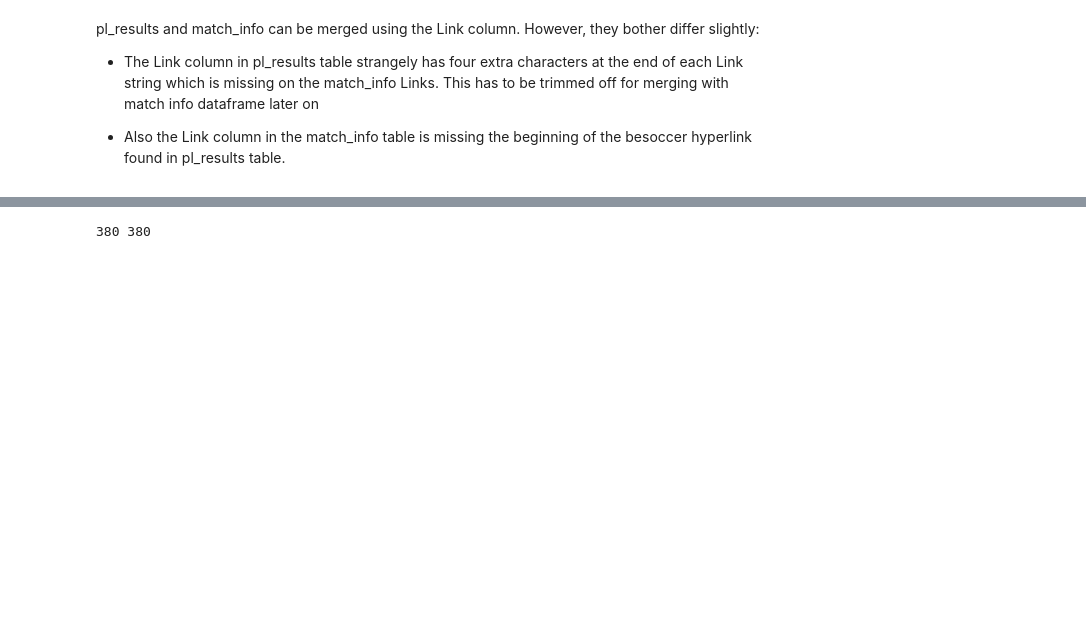
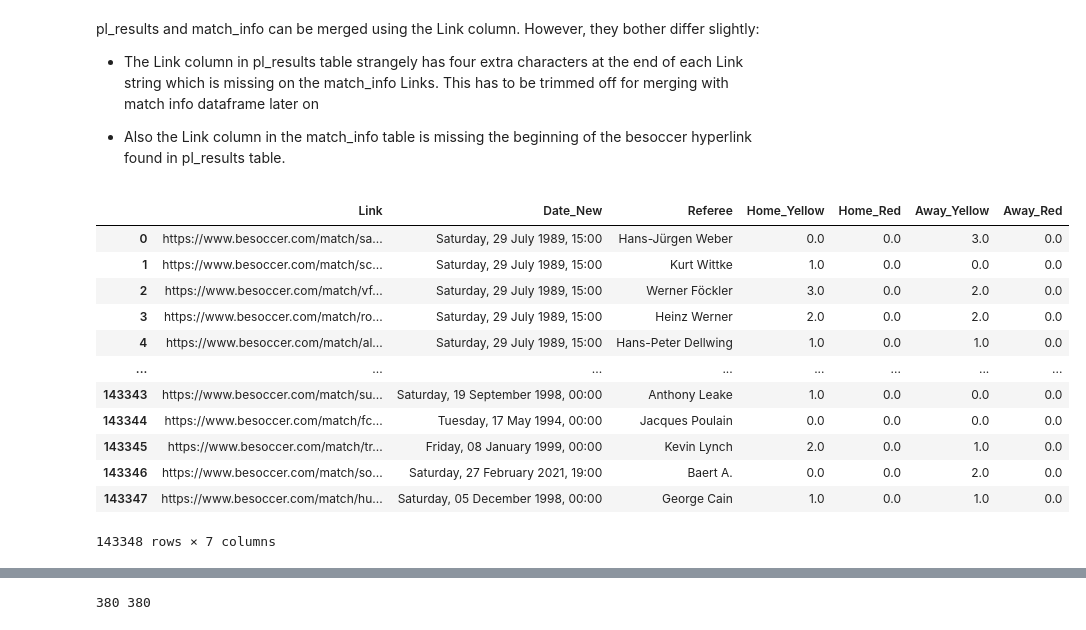
Before and after one commit to armanh3k/Football-Outcome-Predictions, a Jupyter notebook: feature_engineering.ipynb, the cells around one changed output, grey strips where cells are left out. Cells and saved outputs as stored; diff of their text form; code cells hidden in the pictures; blank space fills up the shorter version.

```diff
--- a/feature_engineering.ipynb
+++ b/feature_engineering.ipynb
@@ -52,7 +53,26 @@ pl_results and match_info can be merged using the Link column. However, they bot
 
 - Also the Link column in the match_info table is missing the beginning of the besoccer hyperlink found in pl_results table.
 # %%
-pl_results_old["Link"] = pl_results_old["Link"].str.slice(0, -4)
+pl_results["Link"] = pl_results["Link"].str.slice(0, -4) # removes trailing 4 characters in each Link
 match_info["Link"] = 'https://www.besoccer.com' + match_info["Link"]
+
+
+match_info["Referee"] = match_info["Referee"].str.replace('Referee: ', '').str.replace('\r\n', '') # Referee column on match_info has unwanted characters
+
+match_info
+# %% [output]
+|  | Link | Date_New | Referee | Home_Yellow | Home_Red | Away_Yellow | Away_Red |
+| 0 | https://www.besoccer.com/match/sa... | Saturday, 29 July 1989, 15:00 | Hans-Jürgen Weber | 0.0 | 0.0 | 3.0 | 0.0 |
+| 1 | https://www.besoccer.com/match/sc... | Saturday, 29 July 1989, 15:00 | Kurt Wittke | 1.0 | 0.0 | 0.0 | 0.0 |
+| 2 | https://www.besoccer.com/match/vf... | Saturday, 29 July 1989, 15:00 | Werner Föckler | 3.0 | 0.0 | 2.0 | 0.0 |
+| 3 | https://www.besoccer.com/match/ro... | Saturday, 29 July 1989, 15:00 | Heinz Werner | 2.0 | 0.0 | 2.0 | 0.0 |
+| 4 | https://www.besoccer.com/match/al... | Saturday, 29 July 1989, 15:00 | Hans-Peter Dellwing | 1.0 | 0.0 | 1.0 | 0.0 |
+| ... | ... | ... | ... | ... | ... | ... | ... |
+| 143343 | https://www.besoccer.com/match/su... | Saturday, 19 September 1998, 00:00 | Anthony Leake | 1.0 | 0.0 | 0.0 | 0.0 |
+| 143344 | https://www.besoccer.com/match/fc... | Tuesday, 17 May 1994, 00:00 | Jacques Poulain | 0.0 | 0.0 | 0.0 | 0.0 |
+| 143345 | https://www.besoccer.com/match/tr... | Friday, 08 January 1999, 00:00 | Kevin Lynch | 2.0 | 0.0 | 1.0 | 0.0 |
+| 143346 | https://www.besoccer.com/match/so... | Saturday, 27 February 2021, 19:00 | Baert A. | 0.0 | 0.0 | 2.0 | 0.0 |
+| 143347 | https://www.besoccer.com/match/hu... | Saturday, 05 December 1998, 00:00 | George Cain | 1.0 | 0.0 | 1.0 | 0.0 |
+143348 rows × 7 columns
 # %%
 # Merge datasets
```
Also changed, not shown: parts of 16 cells of this notebook.
